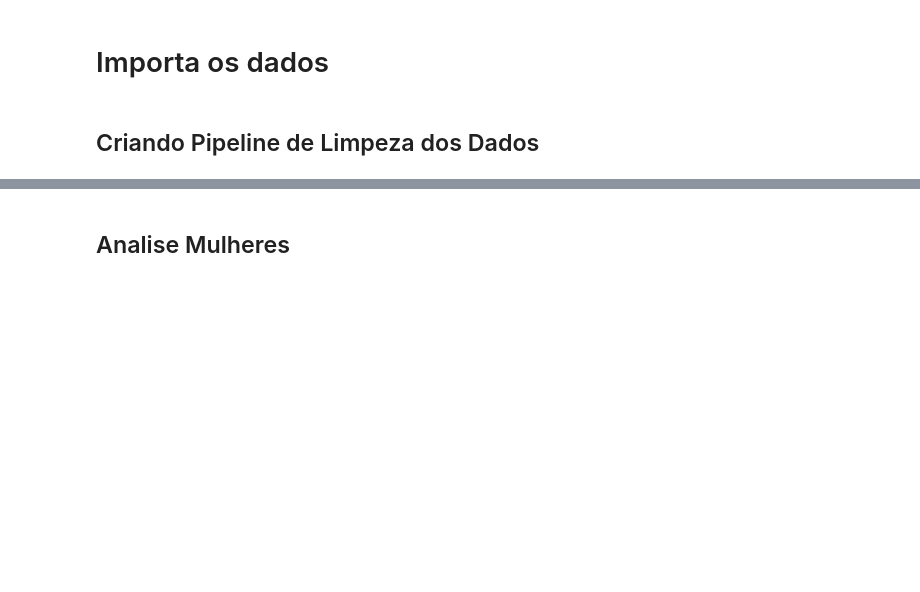
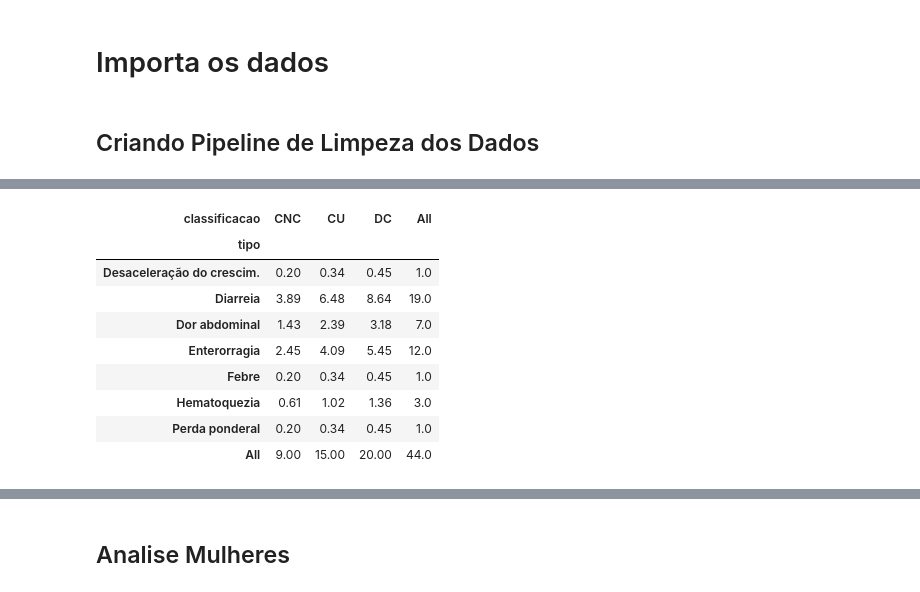
Before and after one commit to luscaalima/ME812-Unicamp, a Jupyter notebook: dados/notebook_consultoria_oficial.ipynb, the cells around one changed output, grey strips where cells are left out. Drawn from its saved outputs; the diff is of its cells as text; code cells hidden in the pictures; blank space fills up the shorter version.

```diff
--- a/dados/notebook_consultoria_oficial.ipynb
+++ b/dados/notebook_consultoria_oficial.ipynb
@@ -186,0 +281,24 @@ pd.crosstab(
+# %%
+# Construindo a tabela com os valores esperados
+
+# Eij = (Total linha i) x (Total coluna j) / Total Geral (44)
+
+
+# Chi-quadrado → devolve esperados
+chi2, p, dof, esp = chi2_contingency(tabela_observada)
+
+# Converte esperados em DataFrame com mesmos índices/colunas
+esp_df = pd.DataFrame(esp, index=tabela_observada.index, columns=tabela_observada.columns)
+
+esp_df.round(2)
+# %% [output]
+| classificacao | CNC | CU | DC | All |
+| tipo |  |  |  |  |
+| Desaceleração do crescim. | 0.20 | 0.34 | 0.45 | 1.0 |
+| Diarreia | 3.89 | 6.48 | 8.64 | 19.0 |
+| Dor abdominal | 1.43 | 2.39 | 3.18 | 7.0 |
+| Enterorragia | 2.45 | 4.09 | 5.45 | 12.0 |
+| Febre | 0.20 | 0.34 | 0.45 | 1.0 |
+| Hematoquezia | 0.61 | 1.02 | 1.36 | 3.0 |
+| Perda ponderal | 0.20 | 0.34 | 0.45 | 1.0 |
+| All | 9.00 | 15.00 | 20.00 | 44.0 |
```
Also changed, not shown: parts of 28 cells of this notebook.
